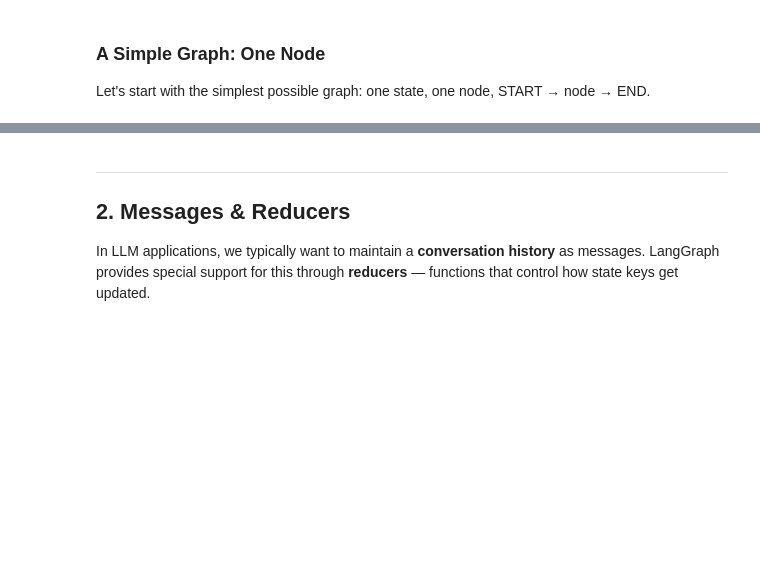
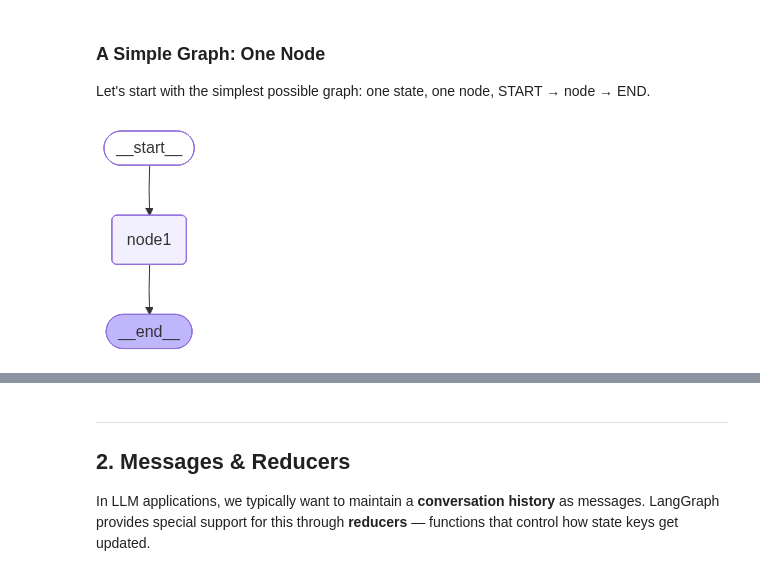
Before and after one commit to EnkrateiaLucca/oreilly-langgraph, a Jupyter notebook: notebooks/1.0-langgraph-fundamentals.ipynb, the cells around one changed output, grey strips where cells are left out. Cells and saved outputs as stored; diff of their text form; code cells hidden in the pictures; blank space fills up the shorter version.

```diff
--- a/notebooks/1.0-langgraph-fundamentals.ipynb
+++ b/notebooks/1.0-langgraph-fundamentals.ipynb
@@ -20,6 +20,15 @@ def _set_env(var: str):
         os.environ[var] = getpass.getpass(f"{var}: ")
 
 _set_env("OPENAI_API_KEY")
+# %%
+from IPython.display import display, Image
+
+def visualize_graph(graph):
+    """Display a LangGraph graph, falling back to ASCII if the mermaid.ink API is unreachable."""
+    try:
+        display(Image(graph.get_graph().draw_mermaid_png()))
+    except Exception:
+        graph.get_graph().print_ascii()
 # %% [markdown]
 ---
 ## 1. Graph Basics (No LLM)
@@ -37,26 +46,27 @@ Let's start with the simplest possible graph: one state, one node, START → nod
 # %%
 from typing_extensions import TypedDict
 from langgraph.graph import StateGraph, START, END
-from IPython.display import Image, display
 
 # 1. Define the state
 class State(TypedDict):
     state_before_node1: str
     state_after_node1: str
 
 # 2. Define a node (just a function that takes state and returns updated state)
 def node1(state):
     print("Passing by node 1")
     state["state_after_node1"] = "Passed by node1"
     return state
 
 # 3. Build the graph
 builder = StateGraph(State)
 builder.add_node("node1", node1)
 builder.add_edge(START, "node1")
 builder.add_edge("node1", END)
 
 graph = builder.compile()
-display(Image(graph.get_graph().draw_mermaid_png()))
+visualize_graph(graph)
+# %% [output]
+[figure, added]
 # %%
 graph.invoke({"state_before_node1": "Hello from the start!"})
```
Also changed, not shown: parts of 23 cells of this notebook, 29 other files.
